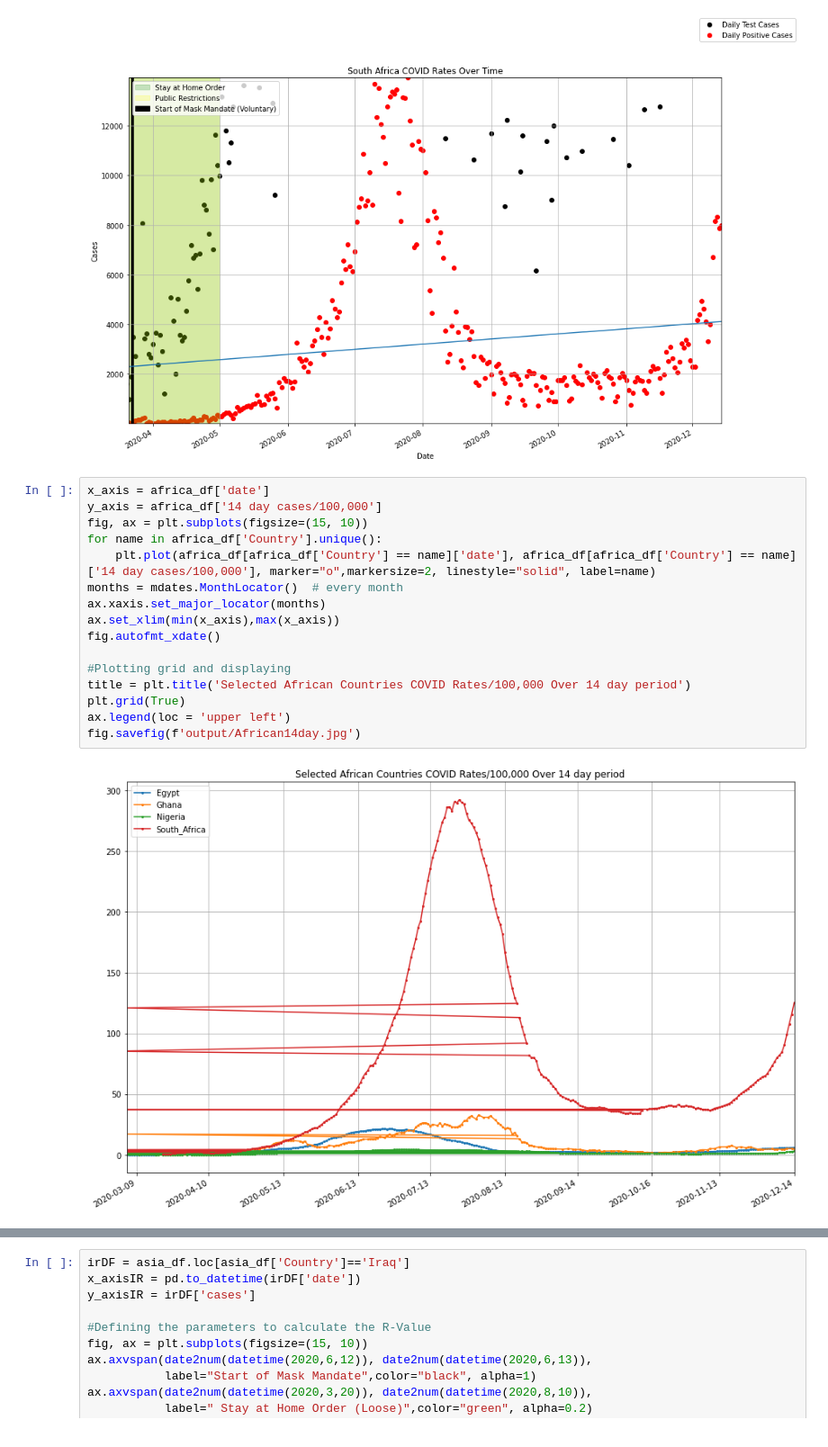
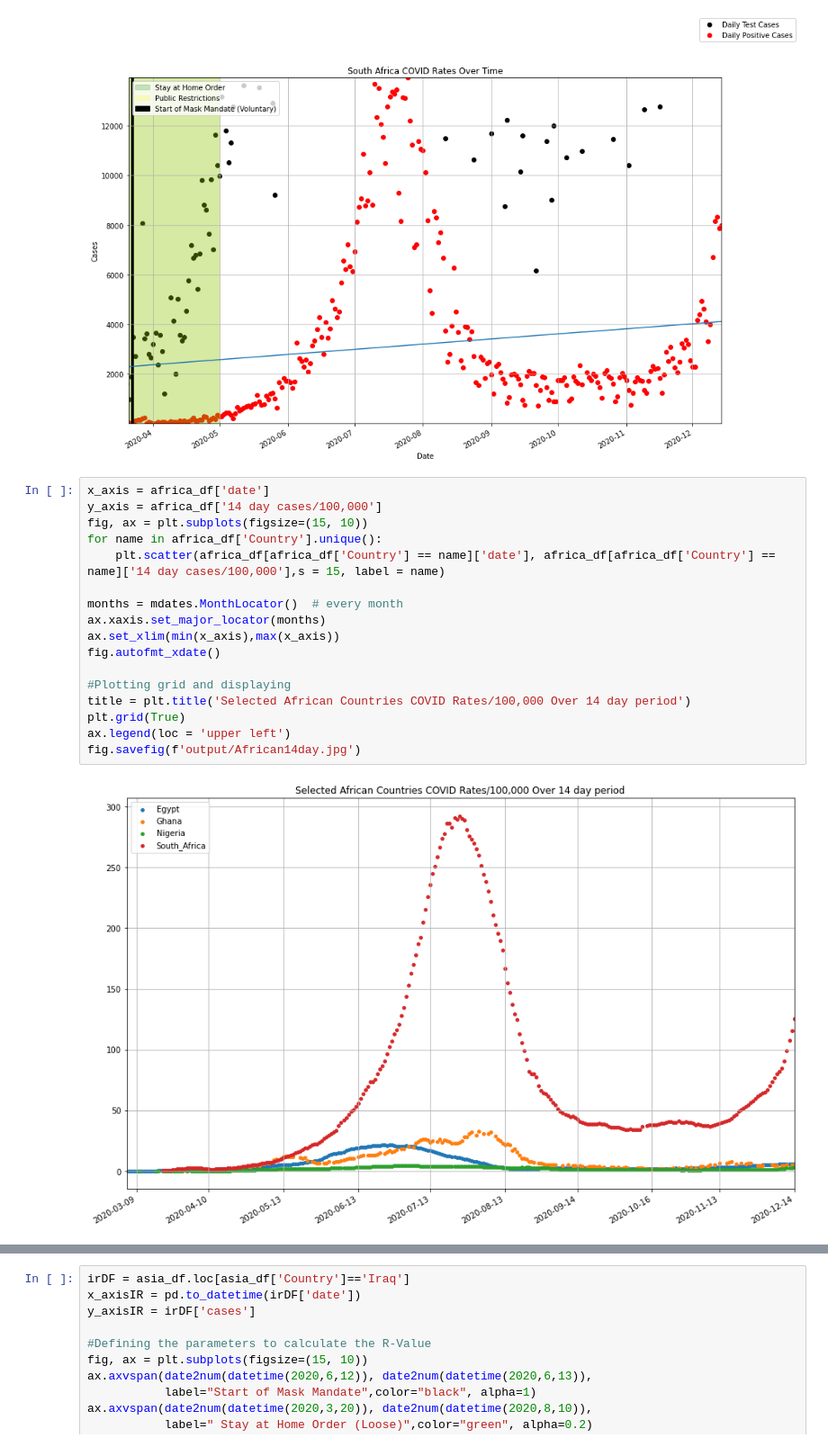
Before and after one commit to AIndian/Covid-19-international, a Jupyter notebook: Data Visual/Visualizing Data.ipynb, the cells around one changed output, grey strips where cells are left out. Shown at 90% size. Drawn from its saved outputs; the diff is of its cells as text.

```diff
--- a/Data Visual/Visualizing Data.ipynb
+++ b/Data Visual/Visualizing Data.ipynb
@@ -583,20 +583,21 @@ Intercept : 4117.1345502968425
 # %%
 x_axis = africa_df['date']
 y_axis = africa_df['14 day cases/100,000']
 fig, ax = plt.subplots(figsize=(15, 10))
 for name in africa_df['Country'].unique():
-    plt.plot(africa_df[africa_df['Country'] == name]['date'], africa_df[africa_df['Country'] == name]['14 day cases/100,000'], marker="o",markersize=2, linestyle="solid", label=name)
+    plt.scatter(africa_df[africa_df['Country'] == name]['date'], africa_df[africa_df['Country'] == name]['14 day cases/100,000'],s = 15, label = name)
+
 months = mdates.MonthLocator()  # every month
 ax.xaxis.set_major_locator(months)
 ax.set_xlim(min(x_axis),max(x_axis))
 fig.autofmt_xdate()
 
 #Plotting grid and displaying
 title = plt.title('Selected African Countries COVID Rates/100,000 Over 14 day period')
 plt.grid(True)
 ax.legend(loc = 'upper left')
 fig.savefig(f'output/African14day.jpg')
 # %% [output]
-[figure, old version]
+[figure, new version]
 # %%
 asia_df['Country'].unique()
```
Also changed, not shown: parts of 5 cells of this notebook, 5 other files.
